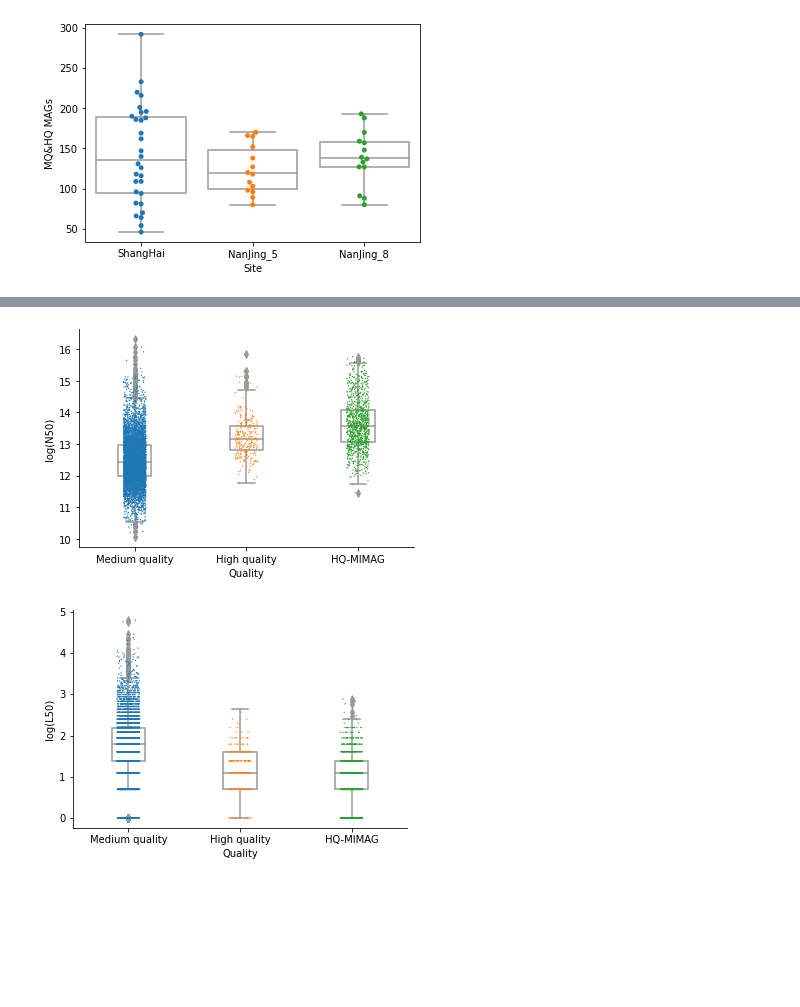
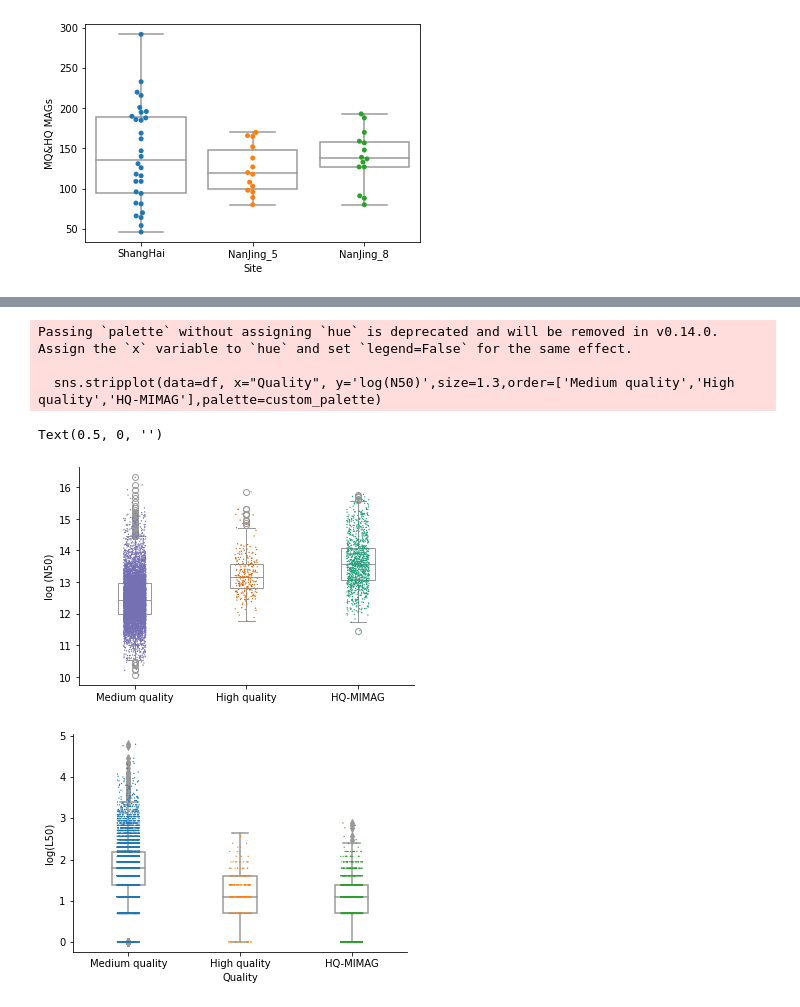
Before and after one commit to BigDataBiology/Duan2026_urban_soil, a Jupyter notebook: analysis/analysis.ipynb, the cells around one changed output, grey strips where cells are left out. Saved outputs shown, nothing was run; the diff lists cells and outputs as text; code cells hidden in the pictures; blank space fills up the shorter version.

Commit message:
ENH update smorf data&codes

```diff
--- a/analysis/analysis.ipynb
+++ b/analysis/analysis.ipynb
@@ -210,0 +187,5 @@ df
+# %%
+df = pd.read_csv(r'./pre-calculated_data/sample_bins_info_mimag_gc.tsv',sep='\t')
+df = df[['Sample','Mag ID','Completeness','Contamination','MIMAG','Drep_95','Nr contigs','Quality','N50','L50','GC content']]
+df.loc[df['MIMAG'] == 'T', 'Quality'] = 'HQ-MIMAG'
+df
@@ -220,5 +219,0 @@ plt.xticks([])
-# %%
-df = pd.read_csv(r'./pre-calculated_data/sample_bins_info_mimag_gc.tsv',sep='\t')
-df = df[['Mag ID','Completeness','Contamination','MIMAG','Drep_95','Sample','Nr contigs','Quality','N50','L50','GC content']]
-df.loc[df['MIMAG'] == 'T', 'Quality'] = 'HQ-MIMAG'
-df
@@ -277,13 +263,24 @@ df
 7949 rows × 13 columns
 # %%
 fig, ax = plt.subplots()
+custom_palette = {
+    'Medium quality': '#7570b3',
+    'High quality': '#d95f02',
+    'HQ-MIMAG': '#1b9e77'
+}
 ax=sns.boxplot(data=df, x="Quality", y='log(N50)',color='white',
                width=.3,order=['Medium quality','High quality','HQ-MIMAG'])
-sns.stripplot(data=df, x="Quality", y='log(N50)',size=1.3,order=['Medium quality','High quality','HQ-MIMAG'])
+sns.stripplot(data=df, x="Quality", y='log(N50)',size=1.3,order=['Medium quality','High quality','HQ-MIMAG'],palette=custom_palette)
 ax.spines['right'].set_visible(False)
 ax.spines['top'].set_visible(False)
+ax.set_ylabel('log (N50)')
+ax.set_xlabel('')
 # %% [output]
+Passing `palette` without assigning `hue` is deprecated and will be removed in v0.14.0. Assign the `x` variable to `hue` and set `legend=False` for the same effect.
+
+  sns.stripplot(data=df, x="Quality", y='log(N50)',size=1.3,order=['Medium quality','High quality','HQ-MIMAG'],palette=custom_palette)
+Text(0.5, 0, '')
-[figure, old version]
+[figure, new version]
 # %%
 fig, ax = plt.subplots()
 ax=sns.boxplot(data=df, x="Quality", y="log(L50)",color='white',
```
Also changed, not shown: parts of 22 cells of this notebook, 15 other files.
